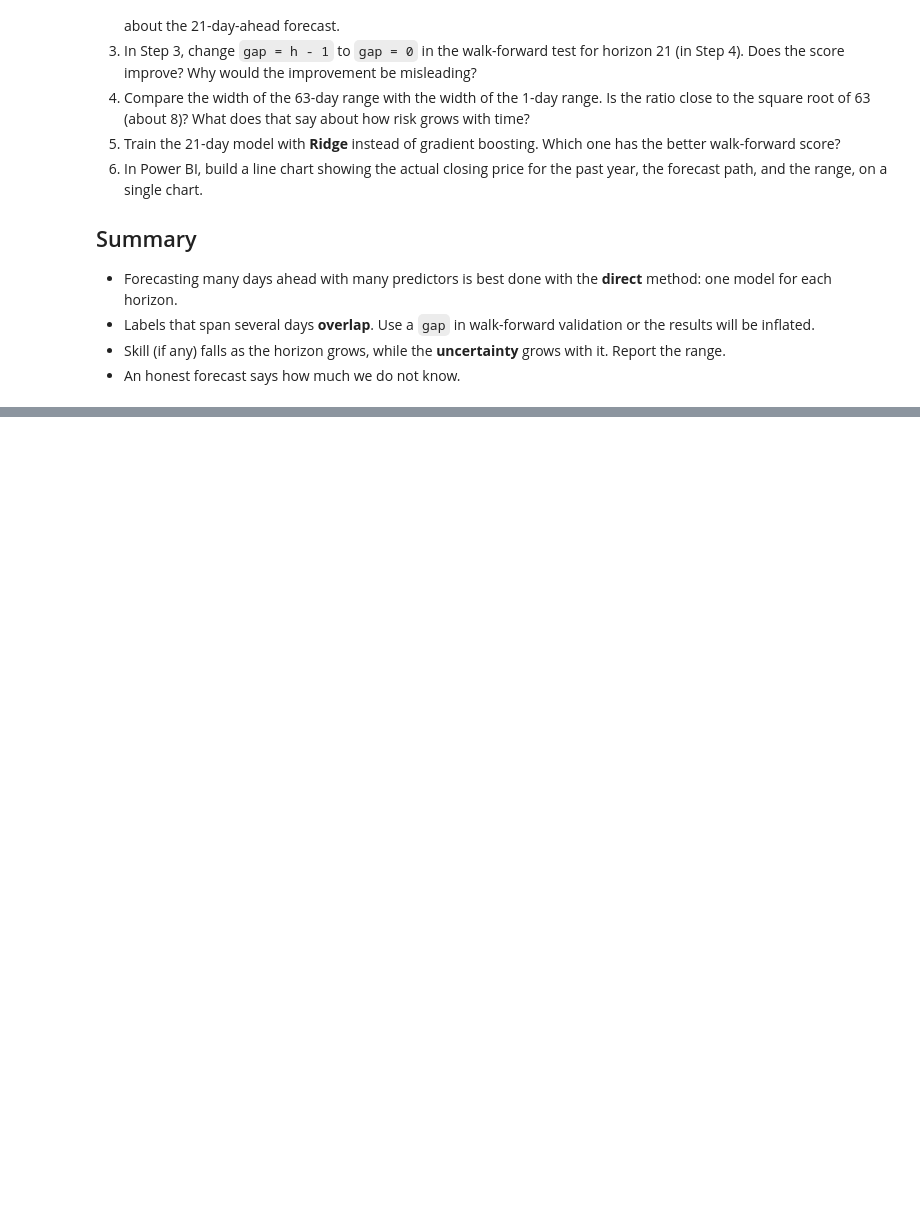
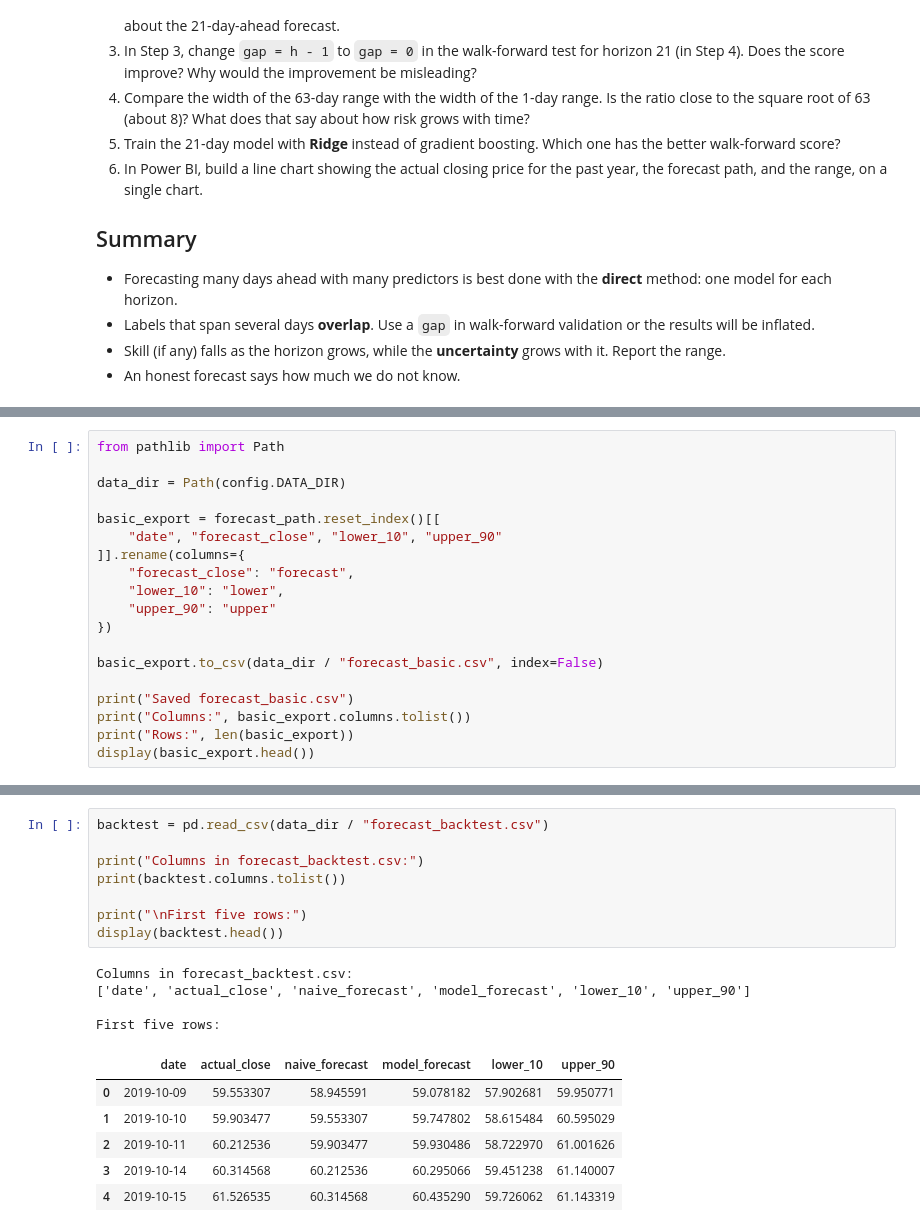
Before and after one commit to nataliaodhiambo/time-series-forecasting-c3, a Jupyter notebook: 7_multi_horizon_forecast_and_power_bi_export.ipynb, the cells around one changed output, grey strips where cells are left out. Cells and saved outputs as stored; diff of their text form; blank space fills up the shorter version.

```diff
--- a/7_multi_horizon_forecast_and_power_bi_export.ipynb
+++ b/7_multi_horizon_forecast_and_power_bi_export.ipynb
@@ -332,0 +460,19 @@ A note on the dates in `forecast_backtest.csv`: the `date` column holds the **fo
+# %%
+from pathlib import Path
+
+data_dir = Path(config.DATA_DIR)
+
+basic_export = forecast_path.reset_index()[[
+    "date", "forecast_close", "lower_10", "upper_90"
+]].rename(columns={
+    "forecast_close": "forecast",
+    "lower_10": "lower",
+    "upper_90": "upper"
+})
+
+basic_export.to_csv(data_dir / "forecast_basic.csv", index=False)
+
+print("Saved forecast_basic.csv")
+print("Columns:", basic_export.columns.tolist())
+print("Rows:", len(basic_export))
+display(basic_export.head())
@@ -332,0 +489,19 @@ A note on the dates in `forecast_backtest.csv`: the `date` column holds the **fo
+# %%
+backtest = pd.read_csv(data_dir / "forecast_backtest.csv")
+
+print("Columns in forecast_backtest.csv:")
+print(backtest.columns.tolist())
+
+print("\nFirst five rows:")
+display(backtest.head())
+# %% [output]
+Columns in forecast_backtest.csv:
+['date', 'actual_close', 'naive_forecast', 'model_forecast', 'lower_10', 'upper_90']
+
+First five rows:
+|  | date | actual_close | naive_forecast | model_forecast | lower_10 | upper_90 |
+| 0 | 2019-10-09 | 59.553307 | 58.945591 | 59.078182 | 57.902681 | 59.950771 |
+| 1 | 2019-10-10 | 59.903477 | 59.553307 | 59.747802 | 58.615484 | 60.595029 |
+| 2 | 2019-10-11 | 60.212536 | 59.903477 | 59.930486 | 58.722970 | 61.001626 |
+| 3 | 2019-10-14 | 60.314568 | 60.212536 | 60.295066 | 59.451238 | 61.140007 |
+| 4 | 2019-10-15 | 61.526535 | 60.314568 | 60.435290 | 59.726062 | 61.143319 |
```
Also changed, not shown: parts of 24 cells of this notebook, 2 other files.
